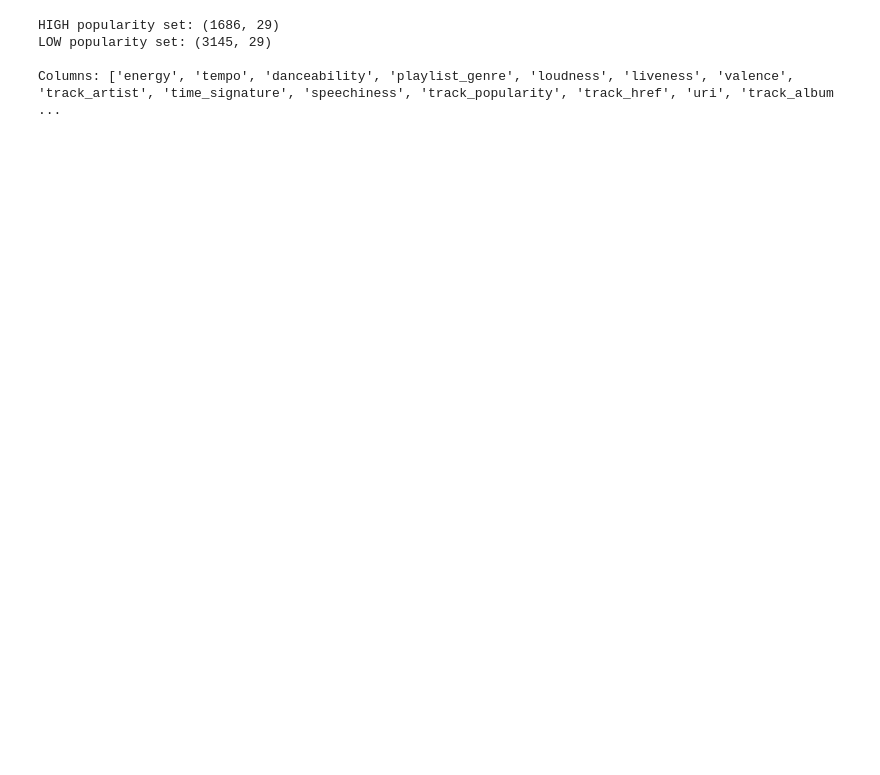
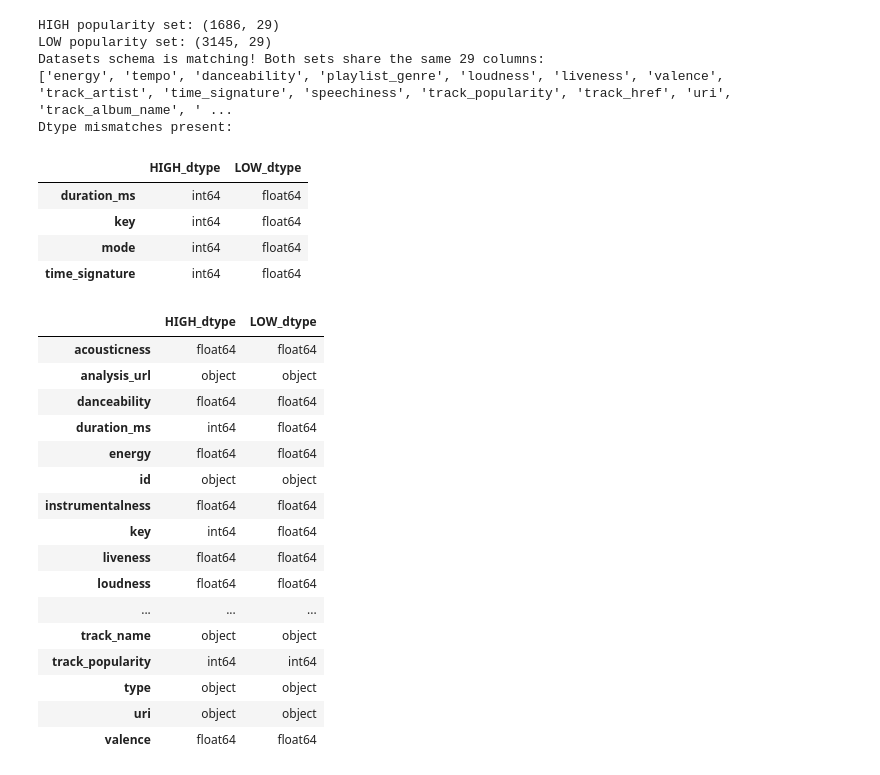
Before and after one commit to crystal-wolfer/AI-ML26-C02-music-mood-analysis, a Jupyter notebook: notebooks/01-data analysis and cleanup.ipynb, the cells around one changed output. Saved outputs shown, nothing was run; the diff lists cells and outputs as text; code cells hidden in the pictures; blank space fills up the shorter version.

```diff
--- a/notebooks/01-data analysis and cleanup.ipynb
+++ b/notebooks/01-data analysis and cleanup.ipynb
@@ -1,9 +1,18 @@
 # %%
-# Libraries and constants
+#Libraries constants and utilities
+#Libraries
+%matplotlib inline
 import numpy as np
 import matplotlib.pyplot as plt
 import pandas as pd
 from pathlib import Path
 
-RAW = Path("../data/raw")
-PROCESSED = Path("../data/processed")
+#Constants
+DATA = Path("../data")
+
+#Utilities
+import sys
+sys.path.append('../utilities')
+
+from utils import check_datasets_availability
+check_datasets_availability()
@@ -17,13 +36,65 @@ This dataset contains track metadata and audio features from Spotify's API. It i
 # %%
 #Loading dataset and examining basic shape
-df_high = pd.read_csv(RAW/"DS1 high_popularity_spotify_data.csv")
-df_low = pd.read_csv(RAW/"DS1 low_popularity_spotify_data.csv")
+df_high = pd.read_csv(DATA/"high_popularity_spotify_data.csv")
+df_low = pd.read_csv(DATA/"low_popularity_spotify_data.csv")
 
 print("HIGH popularity set:", df_high.shape)
 print("LOW popularity set:", df_low.shape)
-print("\nColumns:", df_high.columns.tolist())
+
+#Checking and verifying if both sets have the same schema
+cols_high = set(df_high.columns)
+cols_low = set(df_low.columns)
+only_in_high = cols_high - cols_low
+only_in_low = cols_low - cols_high
+
+if only_in_high or only_in_low:
+    print("Datasets schema mismatch:")
+    print(f"Columns only in HIGH: {only_in_high}")
+    print(f"Columns only in LOW: {only_in_low}")
+else:
+    print(f"Datasets schema is matching! Both sets share the same {len(cols_high)} columns:")
+    print(df_high.columns.tolist())
+
+#Checking and verifying if both sets have the same dtypes
+dtype_comparison = pd.DataFrame({
+ "HIGH_dtype": df_high.dtypes,
+ "LOW_dtype": df_low.dtypes,
+})
+
+mismatches = dtype_comparison[dtype_comparison["HIGH_dtype"] != dtype_comparison["LOW_dtype"]]
+
+if mismatches.empty:
+    print("All columns dtypes match between both files!")
+else:
+    print("Dtype mismatches present:")
+    display(mismatches)
+
+display(dtype_comparison)
 # %% [output]
 HIGH popularity set: (1686, 29)
 LOW popularity set: (3145, 29)
-
-Columns: ['energy', 'tempo', 'danceability', 'playlist_genre', 'loudness', 'liveness', 'valence', 'track_artist', 'time_signature', 'speechiness', 'track_popularity', 'track_href', 'uri', 'track_album ...
+Datasets schema is matching! Both sets share the same 29 columns:
+['energy', 'tempo', 'danceability', 'playlist_genre', 'loudness', 'liveness', 'valence', 'track_artist', 'time_signature', 'speechiness', 'track_popularity', 'track_href', 'uri', 'track_album_name', ' ...
+Dtype mismatches present:
+|  | HIGH_dtype | LOW_dtype |
+| duration_ms | int64 | float64 |
+| key | int64 | float64 |
+| mode | int64 | float64 |
+| time_signature | int64 | float64 |
+|  | HIGH_dtype | LOW_dtype |
+| acousticness | float64 | float64 |
+| analysis_url | object | object |
+| danceability | float64 | float64 |
+| duration_ms | int64 | float64 |
+| energy | float64 | float64 |
+| id | object | object |
+| instrumentalness | float64 | float64 |
+| key | int64 | float64 |
+| liveness | float64 | float64 |
+| loudness | float64 | float64 |
+| ... | ... | ... |
+| track_name | object | object |
+| track_popularity | int64 | int64 |
+| type | object | object |
+| uri | object | object |
+| valence | float64 | float64 |
```
Also changed, not shown: parts of 7 cells of this notebook, 2 other files.
